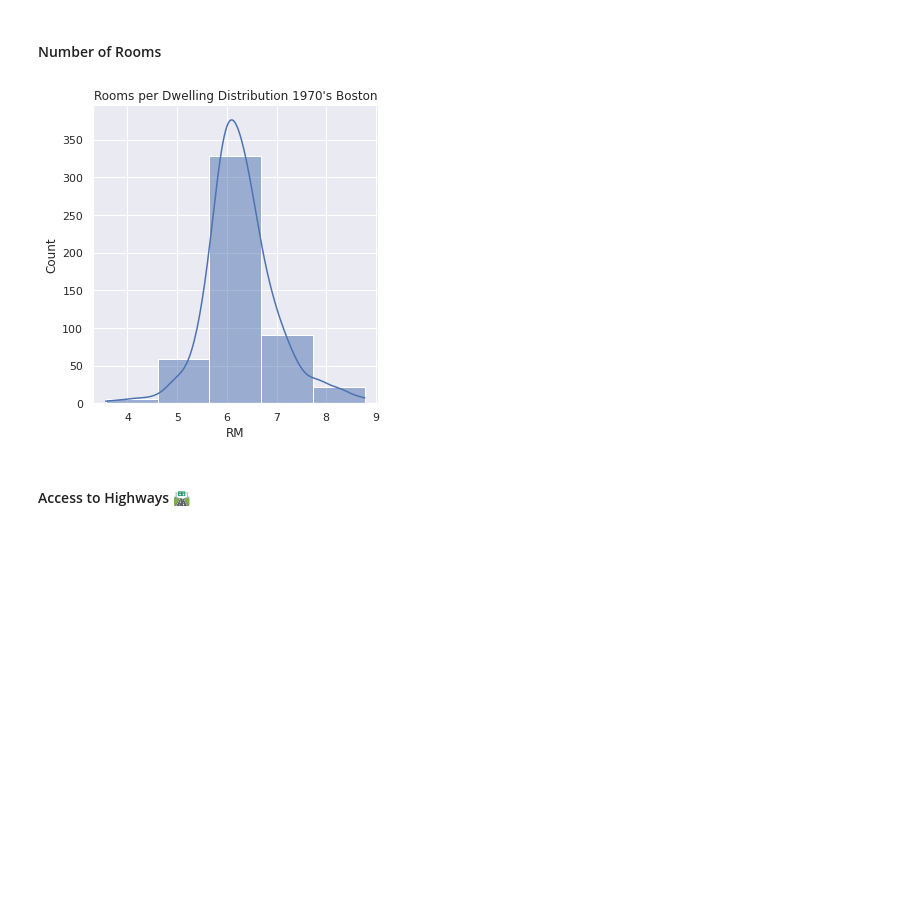
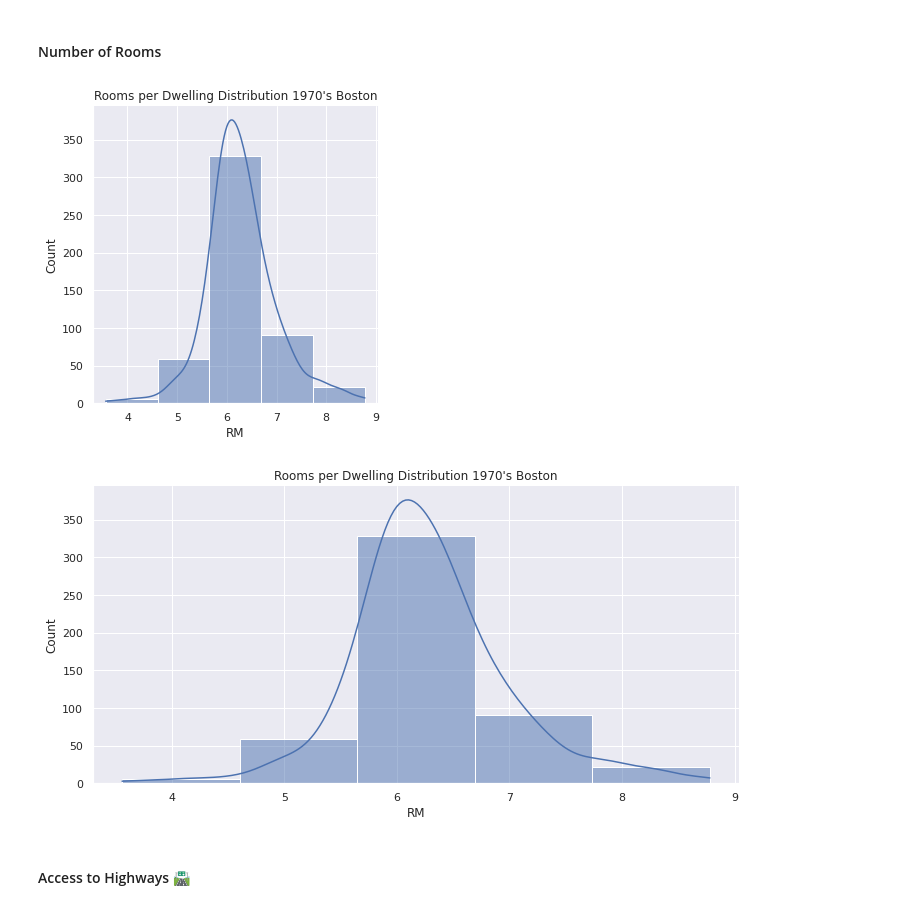
Before and after one commit to WilliamSpanfelner/day-80-Predict_House_Prices, a Jupyter notebook: day_80_Multivariable_Regression_and_Valuation_Model.ipynb, the cells around one changed output. Cells and saved outputs as stored; diff of their text form; code cells hidden in the pictures; blank space fills up the shorter version.

```diff
--- a/day_80_Multivariable_Regression_and_Valuation_Model.ipynb
+++ b/day_80_Multivariable_Regression_and_Valuation_Model.ipynb
@@ -231,10 +239,14 @@ plt.show()
 # %%
 sns.set_theme(style="darkgrid")
 sns.displot(data=data, x='RM', kde=True, bins=5)
 plt.title("Rooms per Dwelling Distribution 1970's Boston")
 plt.show()
+sns.displot(data=data, x='RM', kde=True, bins=5, aspect=2)
+plt.title("Rooms per Dwelling Distribution 1970's Boston")
+plt.show()
 # %% [output]
 [figure]
+[figure, added]
 # %% [markdown]
 #### Access to Highways 🛣
 # %%
```
Also changed, not shown: parts of 41 cells of this notebook.
